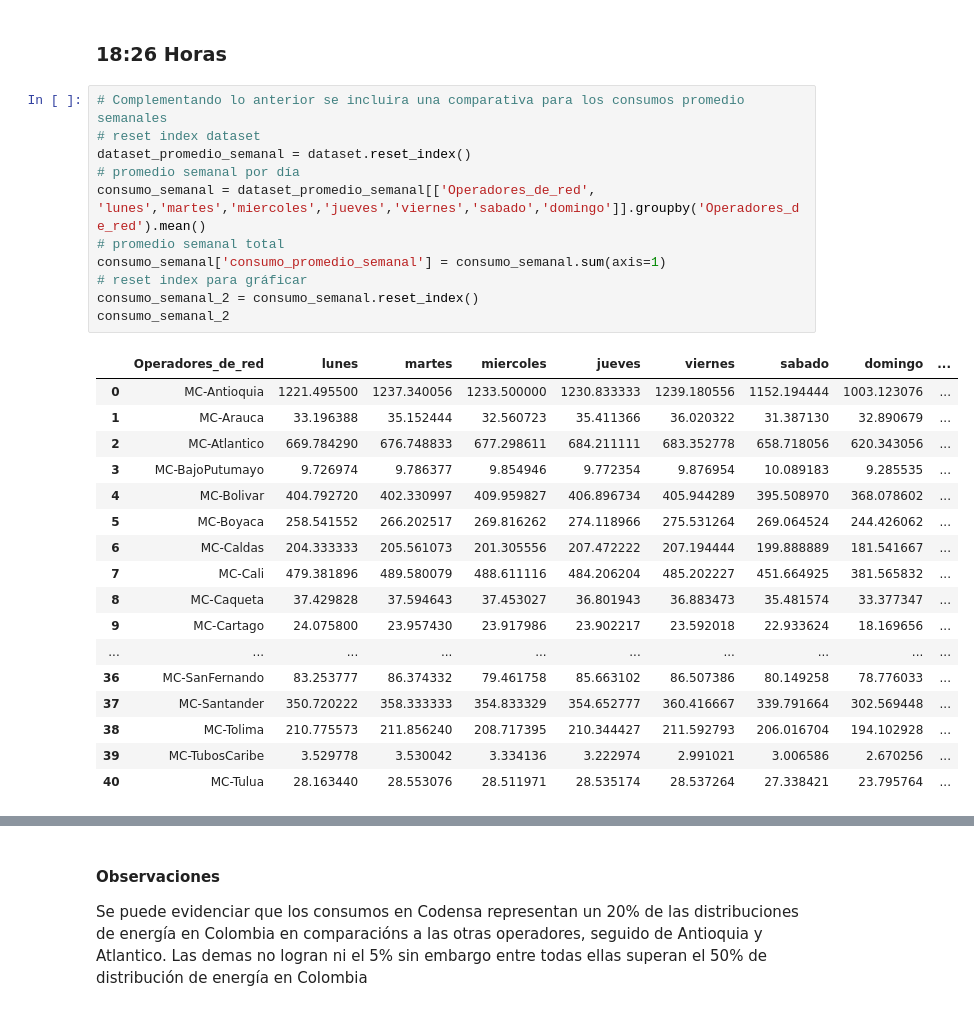
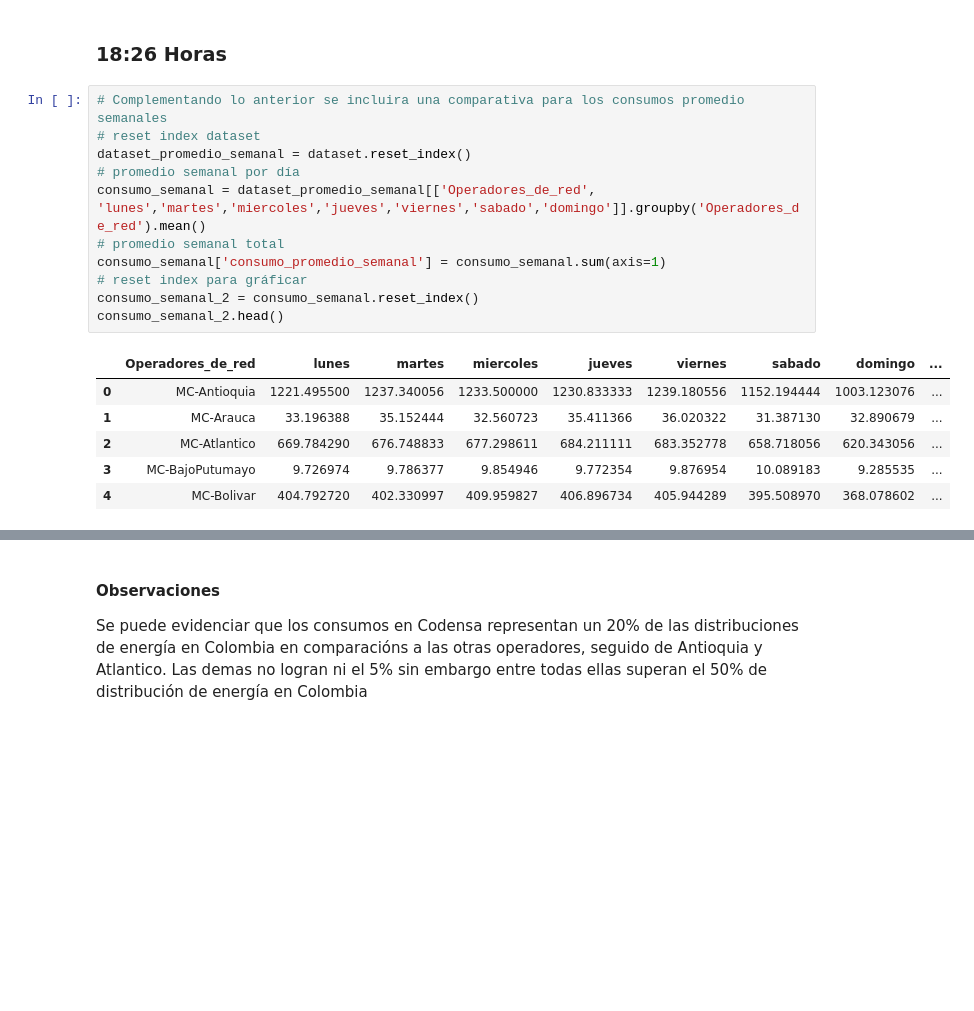
Before and after one commit to JSEB99/bootcamp_DS_BIT, a Jupyter notebook: Análisis_energía.ipynb, the cells around one changed output, grey strips where cells are left out. Cells and saved outputs as stored; diff of their text form; blank space fills up the shorter version.

```diff
--- a/Análisis_energía.ipynb
+++ b/Análisis_energía.ipynb
@@ -189,29 +254,18 @@ Hora promedio de más consumo según dataset: 18:26 h
 # %%
 # Complementando lo anterior se incluira una comparativa para los consumos promedio semanales
 # reset index dataset
 dataset_promedio_semanal = dataset.reset_index()
 # promedio semanal por día
 consumo_semanal = dataset_promedio_semanal[['Operadores_de_red', 'lunes','martes','miercoles','jueves','viernes','sabado','domingo']].groupby('Operadores_de_red').mean()
 # promedio semanal total
 consumo_semanal['consumo_promedio_semanal'] = consumo_semanal.sum(axis=1)
 # reset index para gráficar
 consumo_semanal_2 = consumo_semanal.reset_index()
-consumo_semanal_2
+consumo_semanal_2.head()
 # %% [output]
 |  | Operadores_de_red | lunes | martes | miercoles | jueves | viernes | sabado | domingo | ... |
 | 0 | MC-Antioquia | 1221.495500 | 1237.340056 | 1233.500000 | 1230.833333 | 1239.180556 | 1152.194444 | 1003.123076 | ... |
 | 1 | MC-Arauca | 33.196388 | 35.152444 | 32.560723 | 35.411366 | 36.020322 | 31.387130 | 32.890679 | ... |
 | 2 | MC-Atlantico | 669.784290 | 676.748833 | 677.298611 | 684.211111 | 683.352778 | 658.718056 | 620.343056 | ... |
 | 3 | MC-BajoPutumayo | 9.726974 | 9.786377 | 9.854946 | 9.772354 | 9.876954 | 10.089183 | 9.285535 | ... |
 | 4 | MC-Bolivar | 404.792720 | 402.330997 | 409.959827 | 406.896734 | 405.944289 | 395.508970 | 368.078602 | ... |
-| 5 | MC-Boyaca | 258.541552 | 266.202517 | 269.816262 | 274.118966 | 275.531264 | 269.064524 | 244.426062 | ... |
-| 6 | MC-Caldas | 204.333333 | 205.561073 | 201.305556 | 207.472222 | 207.194444 | 199.888889 | 181.541667 | ... |
-| 7 | MC-Cali | 479.381896 | 489.580079 | 488.611116 | 484.206204 | 485.202227 | 451.664925 | 381.565832 | ... |
-| 8 | MC-Caqueta | 37.429828 | 37.594643 | 37.453027 | 36.801943 | 36.883473 | 35.481574 | 33.377347 | ... |
-| 9 | MC-Cartago | 24.075800 | 23.957430 | 23.917986 | 23.902217 | 23.592018 | 22.933624 | 18.169656 | ... |
-| ... | ... | ... | ... | ... | ... | ... | ... | ... | ... |
-| 36 | MC-SanFernando | 83.253777 | 86.374332 | 79.461758 | 85.663102 | 86.507386 | 80.149258 | 78.776033 | ... |
-| 37 | MC-Santander | 350.720222 | 358.333333 | 354.833329 | 354.652777 | 360.416667 | 339.791664 | 302.569448 | ... |
-| 38 | MC-Tolima | 210.775573 | 211.856240 | 208.717395 | 210.344427 | 211.592793 | 206.016704 | 194.102928 | ... |
-| 39 | MC-TubosCaribe | 3.529778 | 3.530042 | 3.334136 | 3.222974 | 2.991021 | 3.006586 | 2.670256 | ... |
-| 40 | MC-Tulua | 28.163440 | 28.553076 | 28.511971 | 28.535174 | 28.537264 | 27.338421 | 23.795764 | ... |
```
Also changed, not shown: parts of 13 cells of this notebook.
